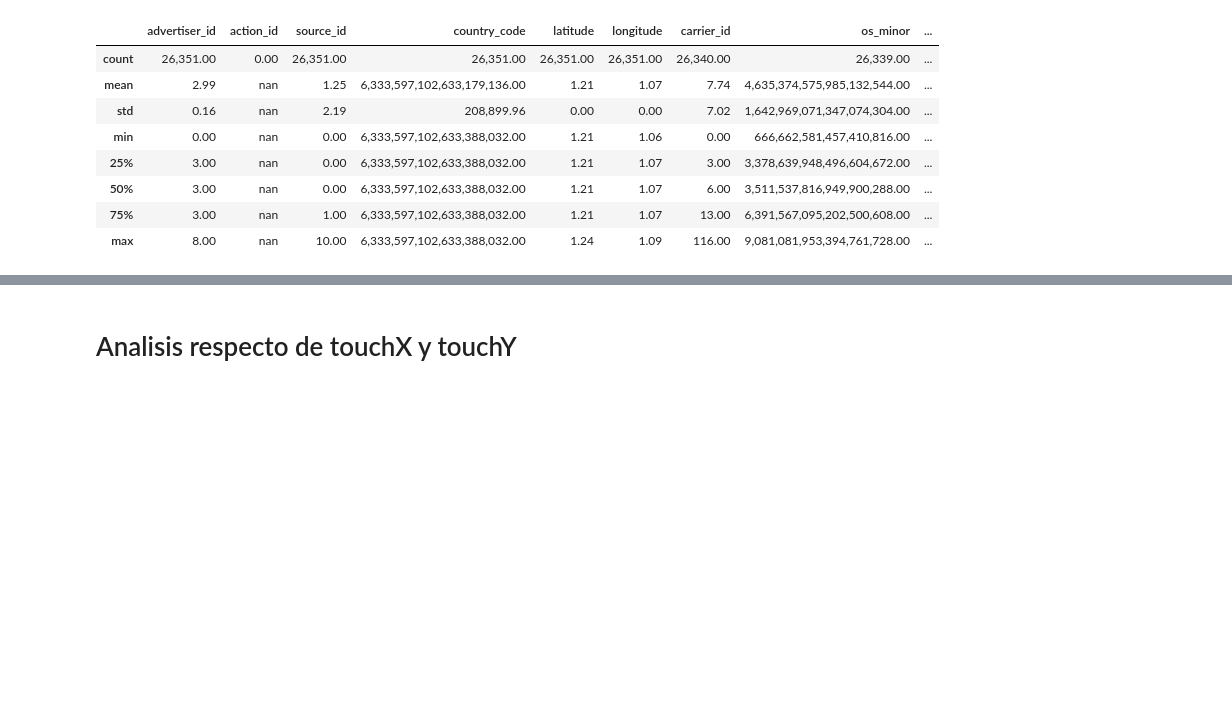
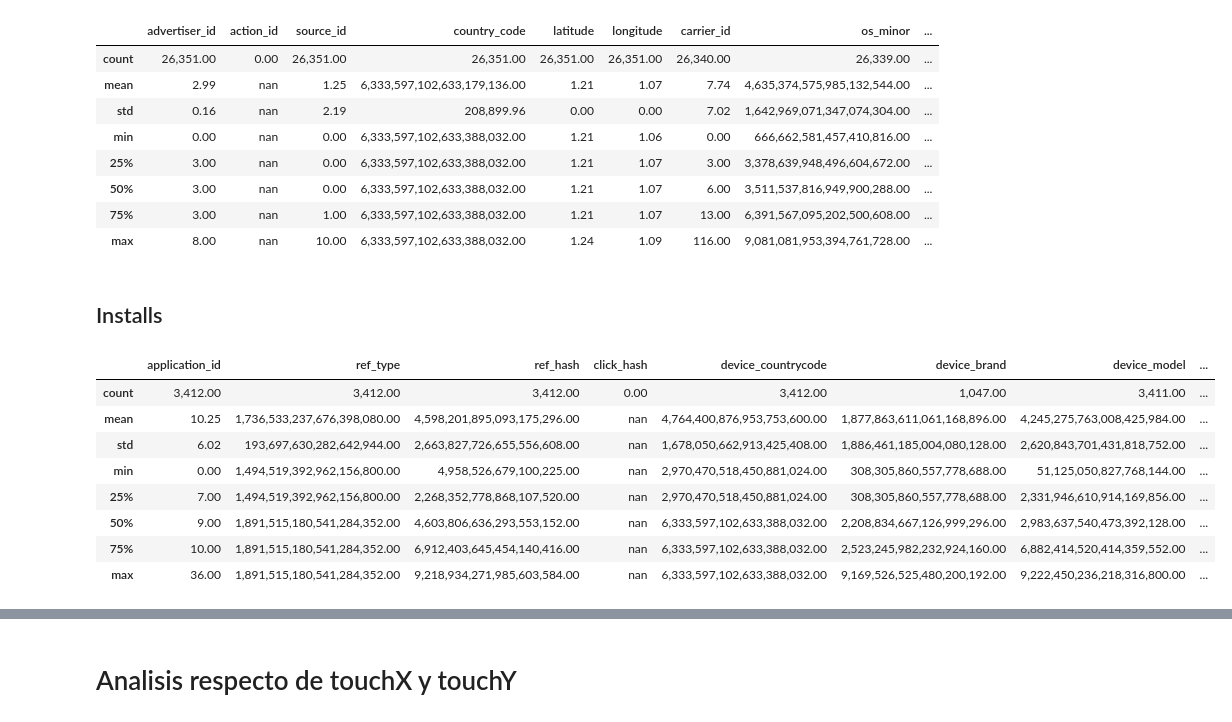
Before and after one commit to EugeniaFranchi/TP-Datos-2019, a Jupyter notebook: TP1.ipynb, the cells around one changed output, grey strips where cells are left out. Drawn from its saved outputs; the diff is of its cells as text; code cells hidden in the pictures; blank space fills up the shorter version.

```diff
--- a/TP1.ipynb
+++ b/TP1.ipynb
@@ -27,3 +29,18 @@ clicks.describe()
 | 50% | 3.00 | nan | 0.00 | 6,333,597,102,633,388,032.00 | 1.21 | 1.07 | 6.00 | 3,511,537,816,949,900,288.00 | ... |
 | 75% | 3.00 | nan | 1.00 | 6,333,597,102,633,388,032.00 | 1.21 | 1.07 | 13.00 | 6,391,567,095,202,500,608.00 | ... |
 | max | 8.00 | nan | 10.00 | 6,333,597,102,633,388,032.00 | 1.24 | 1.09 | 116.00 | 9,081,081,953,394,761,728.00 | ... |
+# %% [markdown]
+## Installs
+# %%
+installs = pd.read_csv('installs.csv',low_memory=False)
+installs.describe()
+# %% [output]
+|  | application_id | ref_type | ref_hash | click_hash | device_countrycode | device_brand | device_model | ... |
+| count | 3,412.00 | 3,412.00 | 3,412.00 | 0.00 | 3,412.00 | 1,047.00 | 3,411.00 | ... |
+| mean | 10.25 | 1,736,533,237,676,398,080.00 | 4,598,201,895,093,175,296.00 | nan | 4,764,400,876,953,753,600.00 | 1,877,863,611,061,168,896.00 | 4,245,275,763,008,425,984.00 | ... |
+| std | 6.02 | 193,697,630,282,642,944.00 | 2,663,827,726,655,556,608.00 | nan | 1,678,050,662,913,425,408.00 | 1,886,461,185,004,080,128.00 | 2,620,843,701,431,818,752.00 | ... |
+| min | 0.00 | 1,494,519,392,962,156,800.00 | 4,958,526,679,100,225.00 | nan | 2,970,470,518,450,881,024.00 | 308,305,860,557,778,688.00 | 51,125,050,827,768,144.00 | ... |
+| 25% | 7.00 | 1,494,519,392,962,156,800.00 | 2,268,352,778,868,107,520.00 | nan | 2,970,470,518,450,881,024.00 | 308,305,860,557,778,688.00 | 2,331,946,610,914,169,856.00 | ... |
+| 50% | 9.00 | 1,891,515,180,541,284,352.00 | 4,603,806,636,293,553,152.00 | nan | 6,333,597,102,633,388,032.00 | 2,208,834,667,126,999,296.00 | 2,983,637,540,473,392,128.00 | ... |
+| 75% | 10.00 | 1,891,515,180,541,284,352.00 | 6,912,403,645,454,140,416.00 | nan | 6,333,597,102,633,388,032.00 | 2,523,245,982,232,924,160.00 | 6,882,414,520,414,359,552.00 | ... |
+| max | 36.00 | 1,891,515,180,541,284,352.00 | 9,218,934,271,985,603,584.00 | nan | 6,333,597,102,633,388,032.00 | 9,169,526,525,480,200,192.00 | 9,222,450,236,218,316,800.00 | ... |
```
Also changed, not shown: parts of 8 cells of this notebook.
